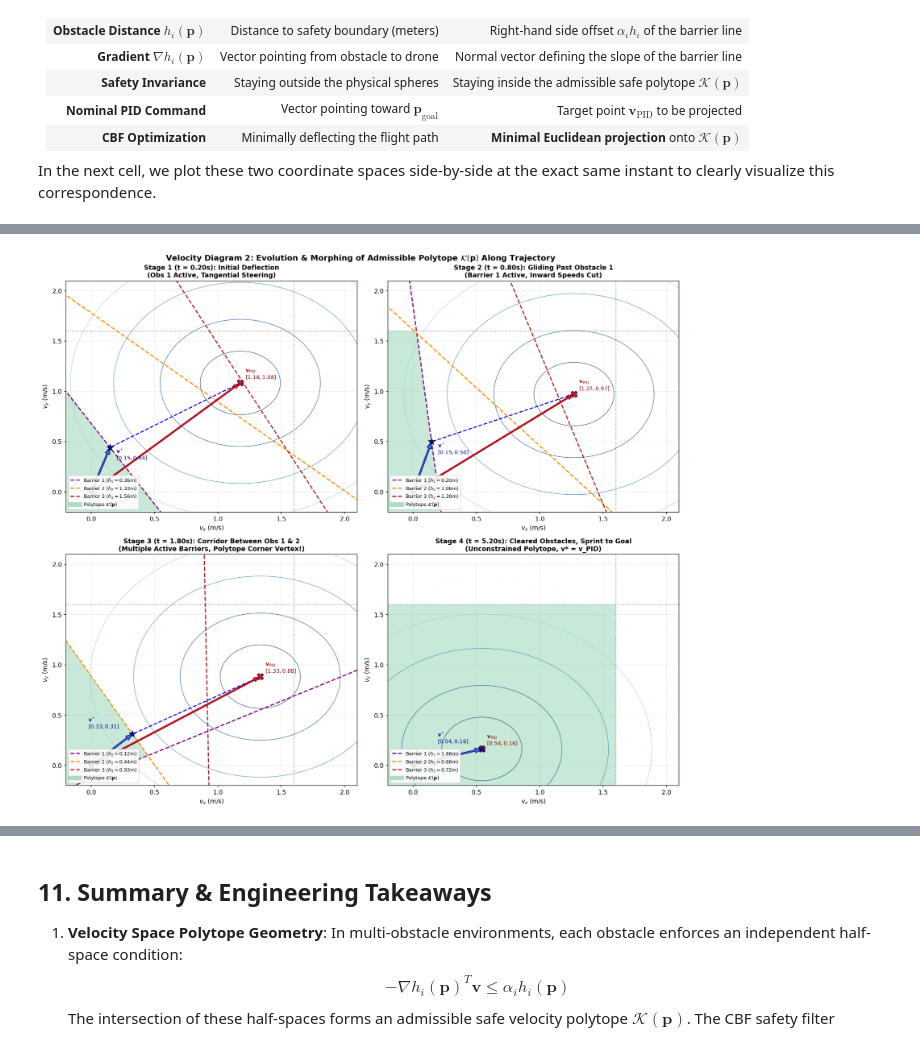
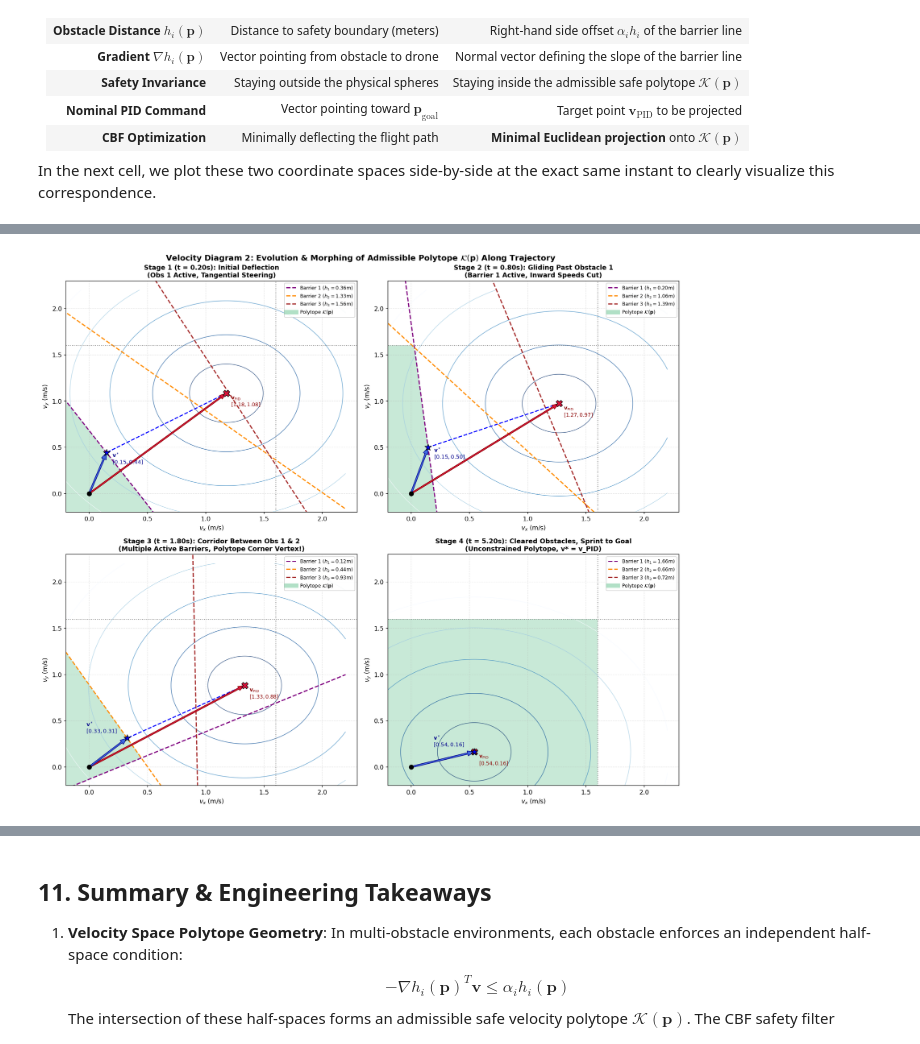
Before and after one commit to arunkumar-singh/drone_course_repo, a Jupyter notebook: tutorials/multi_obstacle_cbf_cvxopt_tutorial.ipynb, the cells around one changed output, grey strips where cells are left out. Saved outputs shown, nothing was run; the diff lists cells and outputs as text; code cells hidden in the pictures.

```diff
--- a/tutorials/multi_obstacle_cbf_cvxopt_tutorial.ipynb
+++ b/tutorials/multi_obstacle_cbf_cvxopt_tutorial.ipynb
@@ -196,7 +196,7 @@ ax.plot([], [], color='mediumseagreen', lw=8, alpha=0.4, label='Admissible Veloc
 ax.annotate('', xy=(v_pid[0], v_pid[1]), xytext=(0, 0),
             arrowprops=dict(facecolor='crimson', edgecolor='darkred', width=2.8, headwidth=10, shrink=0))
 ax.scatter(v_pid[0], v_pid[1], color='crimson', s=160, zorder=6, marker='X', edgecolor='black', label='Nominal PID Command $\\mathbf{v}_{\\mathrm{PID}}$ (Infeasible)')
-ax.text(v_pid[0] + 0.06, v_pid[1] + 0.06, f"$\\mathbf{{v}}_{{\\mathrm{{PID}}}} = [{v_pid[0]:.2f}, {v_pid[1]:.2f}]^T$", color='darkred', fontweight='bold', fontsize=11)
+ax.text(v_pid[0] + 0.06, v_pid[1] - 0.12, f"$\\mathbf{{v}}_{{\\mathrm{{PID}}}} = [{v_pid[0]:.2f}, {v_pid[1]:.2f}]^T$", color='darkred', fontweight='bold', fontsize=11)
 
 # 2. Filtered CBF Safe Vector (Blue Arrow)
 ax.annotate('', xy=(v_star[0], v_star[1]), xytext=(0, 0),
@@ -223,13 +223,13 @@ ax.text(1.1 - 0.3*n2[0] + 0.06, 0.2 - 0.3*n2[1] - 0.05, '$-\\nabla h_2$', color=
 ax.scatter(0, 0, color='black', s=80, marker='o', zorder=5)
 ax.text(-0.16, -0.16, "Origin $(0,0)$", color='black', fontsize=9.5)
 
-ax.set_xlim(-0.3, 2.3)
-ax.set_ylim(-0.3, 2.3)
+ax.set_xlim(-0.3, 2.5)
+ax.set_ylim(-0.3, 2.5)
 ax.set_xlabel('Commanded Velocity $v_x$ (m/s)', fontsize=12)
 ax.set_ylabel('Commanded Velocity $v_y$ (m/s)', fontsize=12)
 ax.set_title('Velocity Diagram 1: Admissible Polytope $\\mathcal{K}(\\mathbf{p})$ and QP Minimal Projection', fontweight='bold', pad=12)
 ax.grid(True, linestyle='--', alpha=0.4)
-ax.legend(loc='lower left', framealpha=0.92, fontsize=9.5)
+ax.legend(loc='upper right', framealpha=0.92, fontsize=9.5)
 
 plt.tight_layout()
 plt.show()
@@ -697,38 +697,38 @@ for idx, step_idx in enumerate(snapshot_indices):
     ax.plot([], [], color='mediumseagreen', lw=8, alpha=0.4, label='Polytope $\\mathcal{K}(\\mathbf{p})$')
 
     # Draw Nominal PID Vector (Red Arrow from Origin)
     ax.annotate('', xy=(v_nom[0], v_nom[1]), xytext=(0, 0),
                 arrowprops=dict(facecolor='crimson', edgecolor='darkred', width=2.4, headwidth=8, shrink=0))
     ax.scatter(v_nom[0], v_nom[1], color='crimson', s=130, zorder=6, marker='X', edgecolor='black')
-    ax.text(v_nom[0] + 0.04, v_nom[1] + 0.04, f"$\\mathbf{{v}}_{{\\mathrm{{PID}}}}$\n$[{v_nom[0]:.2f},{v_nom[1]:.2f}]$", color='darkred', fontweight='bold', fontsize=9.5)
+    ax.text(v_nom[0] + 0.04, v_nom[1] - 0.14, f"$\\mathbf{{v}}_{{\\mathrm{{PID}}}}$\n$[{v_nom[0]:.2f},{v_nom[1]:.2f}]$", color='darkred', fontweight='bold', fontsize=9.0)
 
     # Draw Filtered Safe Vector (Blue Arrow from Origin)
     ax.annotate('', xy=(v_safe[0], v_safe[1]), xytext=(0, 0),
                 arrowprops=dict(facecolor='royalblue', edgecolor='darkblue', width=2.6, headwidth=9, shrink=0))
     ax.scatter(v_safe[0], v_safe[1], color='blue', s=150, zorder=6, marker='*', edgecolor='black')
     if v_safe[0] < 0.25:
         ax.text(v_safe[0] + 0.05, v_safe[1] - 0.12, f"$\\mathbf{{v}}^*$\n$[{v_safe[0]:.2f},{v_safe[1]:.2f}]$", color='darkblue', fontweight='bold', fontsize=9.5)
     else:
         ax.text(v_safe[0] - 0.35, v_safe[1] + 0.06, f"$\\mathbf{{v}}^*$\n$[{v_safe[0]:.2f},{v_safe[1]:.2f}]$", color='darkblue', fontweight='bold', fontsize=9.5)
 
     # Projection dashed line if modified
     if np.linalg.norm(v_safe - v_nom) > 0.02:
         ax.plot([v_nom[0], v_safe[0]], [v_nom[1], v_safe[1]], 'b--', lw=1.8)
 
     ax.scatter(0, 0, color='black', s=60, marker='o', zorder=5)
-    ax.set_xlim(-0.2, 2.1)
-    ax.set_ylim(-0.2, 2.1)
+    ax.set_xlim(-0.2, 2.3)
+    ax.set_ylim(-0.2, 2.3)
     ax.set_xlabel('$v_x$ (m/s)', fontsize=11)
     ax.set_ylabel('$v_y$ (m/s)', fontsize=11)
     ax.set_title(stage_titles[idx], fontweight='bold', fontsize=11.5)
     ax.grid(True, linestyle='--', alpha=0.35)
-    ax.legend(loc='lower left', framealpha=0.90, fontsize=8.5)
+    ax.legend(loc='upper right', framealpha=0.90, fontsize=8.5)
 
 plt.suptitle('Velocity Diagram 2: Evolution & Morphing of Admissible Polytope $\\mathcal{K}(\\mathbf{p})$ Along Trajectory', fontsize=14, fontweight='bold')
 plt.tight_layout()
 plt.show()
 # %% [output]
-[figure, old version]
+[figure, new version]
 # %%
 # =============================================================================
 # 9. 3D Velocity Space Diagram: Multi-Obstacle CBF-QP in 3D
```
Also changed, not shown: parts of 5 cells of this notebook.
